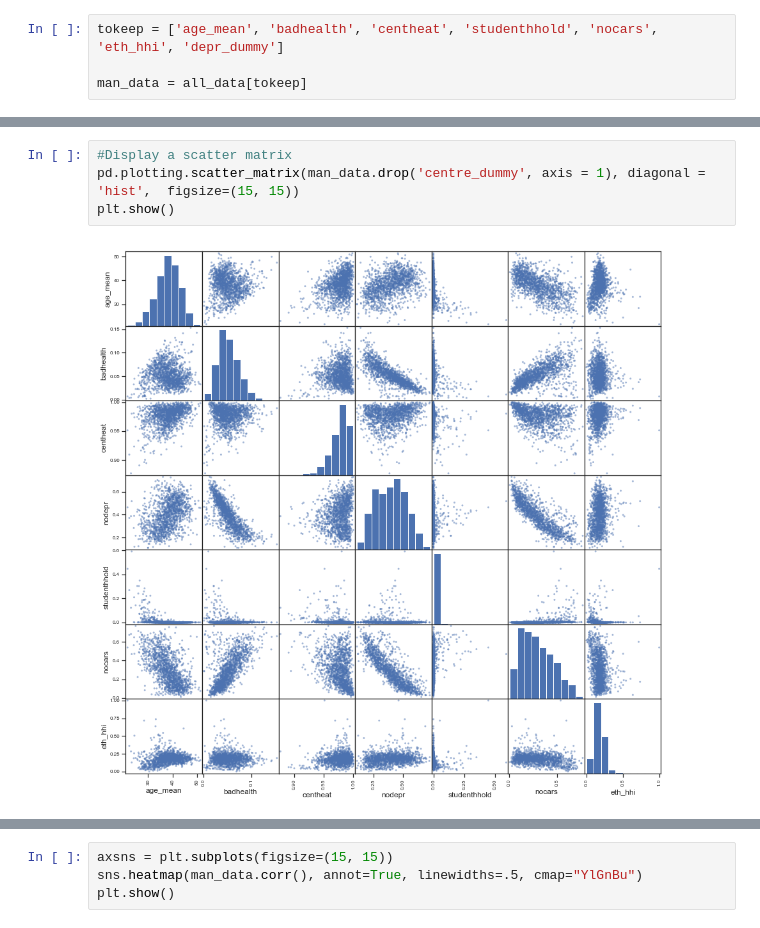
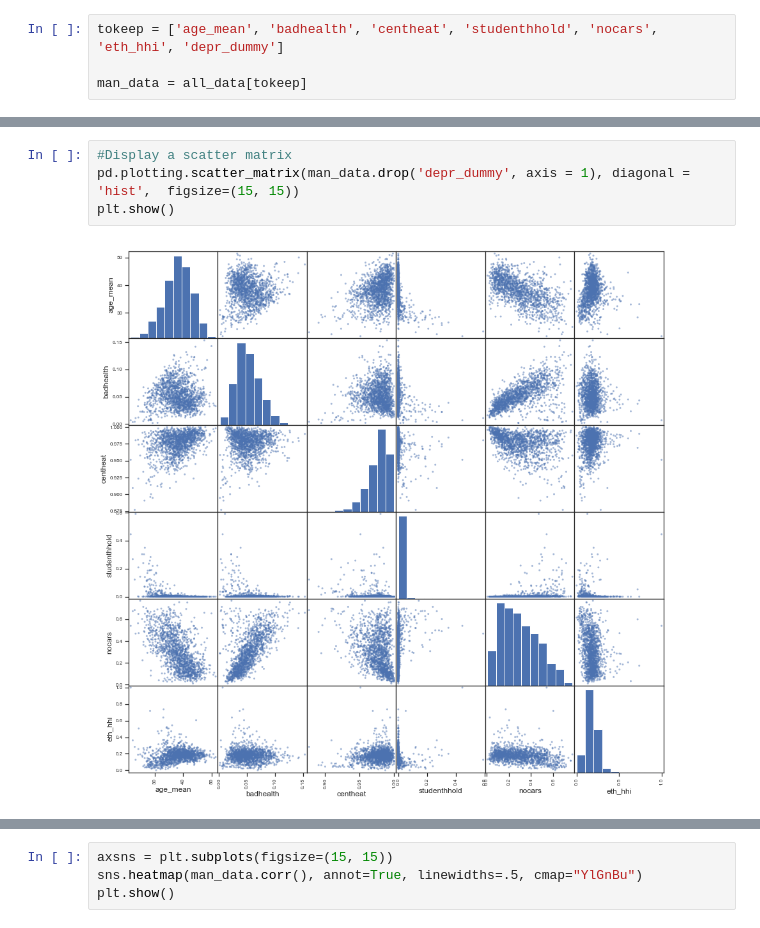
Before and after one commit to lena-kilian/JULV5000M_Liverpool, a Jupyter notebook: Manchester_3_Anlaysis.ipynb, the cells around one changed output, grey strips where cells are left out. Saved outputs shown, nothing was run; the diff lists cells and outputs as text.

```diff
--- a/Manchester_3_Anlaysis.ipynb
+++ b/Manchester_3_Anlaysis.ipynb
@@ -43,8 +43,8 @@ plt.show()
 # %%
 #Display a scatter matrix
-pd.plotting.scatter_matrix(man_data.drop('centre_dummy', axis = 1), diagonal = 'hist',  figsize=(15, 15))
+pd.plotting.scatter_matrix(man_data.drop('depr_dummy', axis = 1), diagonal = 'hist',  figsize=(15, 15))
 plt.show()
 # %% [output]
-[figure, old version]
+[figure, new version]
 # %%
 sns.set(style="ticks")
```
Also changed, not shown: parts of 8 cells of this notebook, 1 other file.
